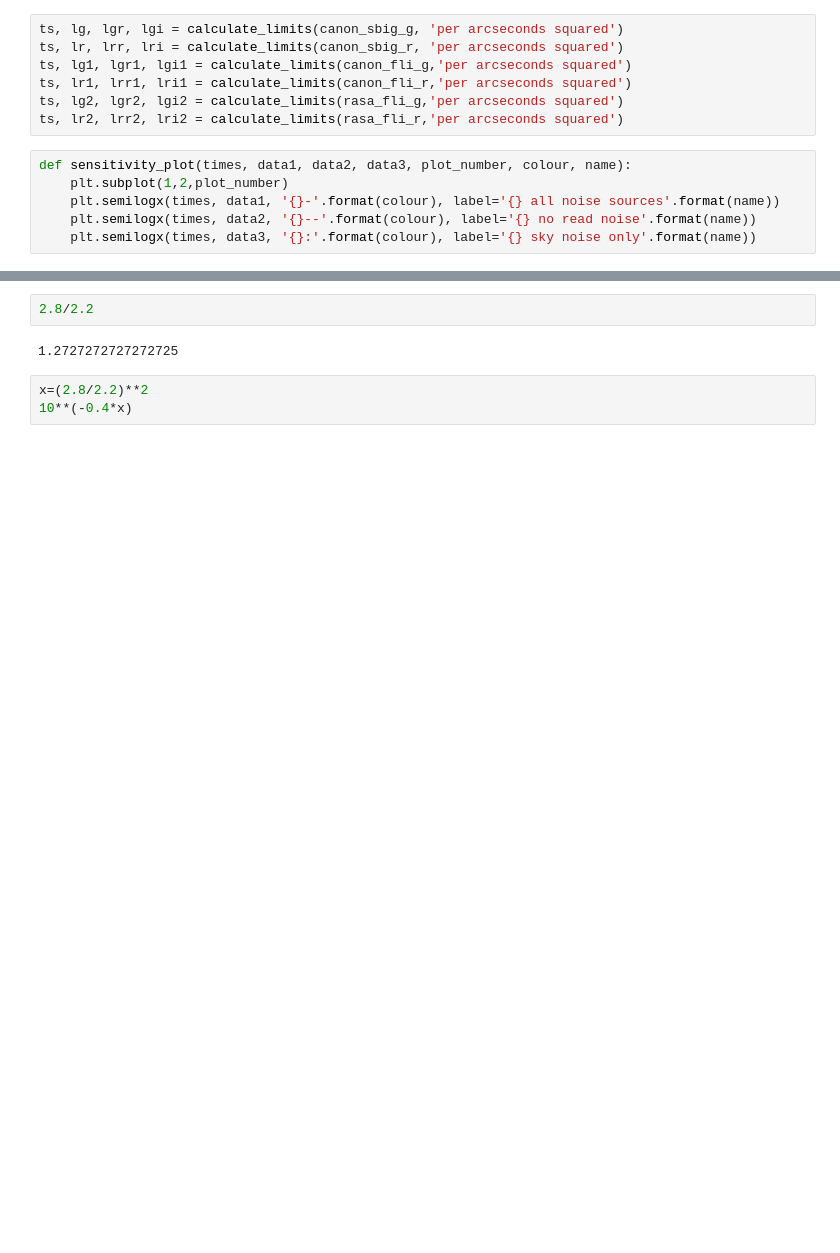
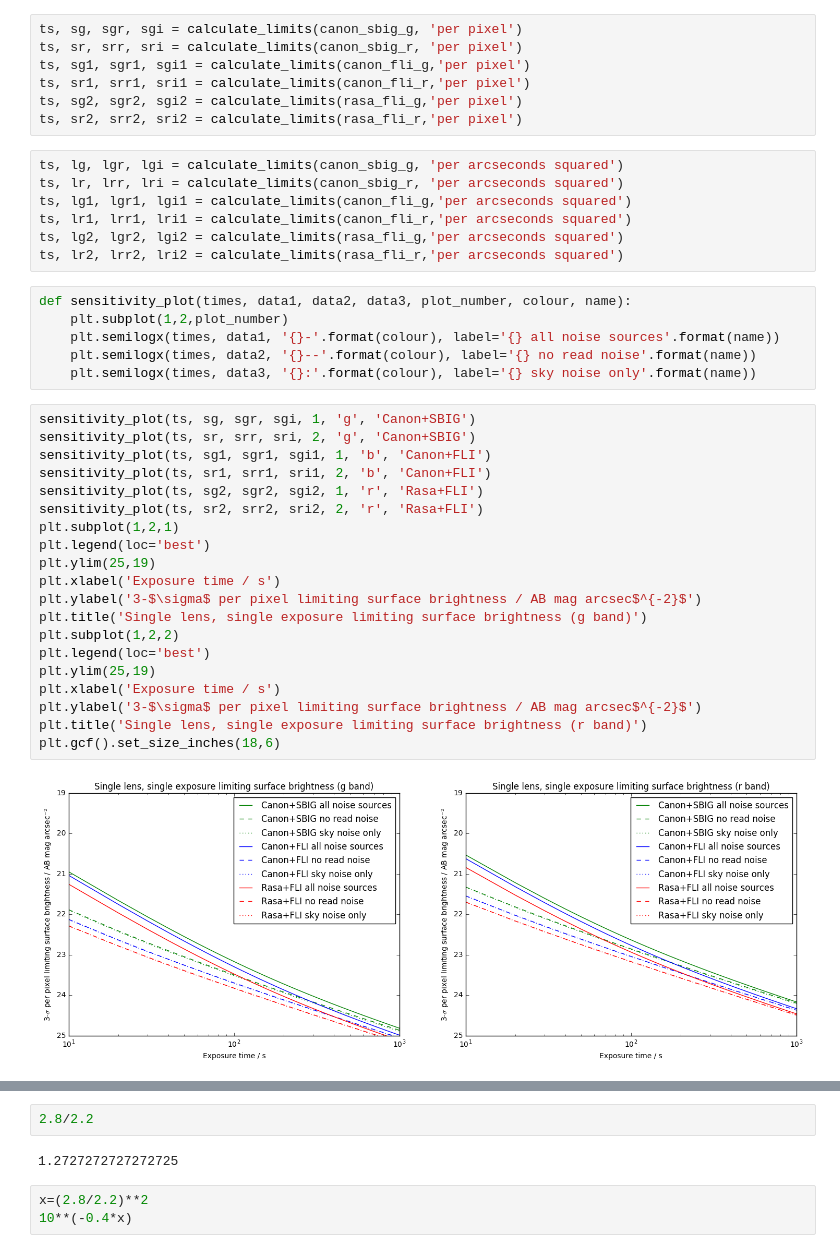
Before and after one commit to AnthonyHorton/signal-to-noise, a Jupyter notebook: Huntsman SNR.ipynb, the cells around one changed output, grey strips where cells are left out. Saved outputs shown, nothing was run; the diff lists cells and outputs as text; blank space fills up the shorter version.

```diff
--- a/Huntsman SNR.ipynb
+++ b/Huntsman SNR.ipynb
@@ -264,6 +264,13 @@ def calculate_limits(imager, snr_calc):
     limit_skyonly= u.Quantity([imager.SB_limit(t, 3.0, sub_exp_time=t, snr_calculation=snr_calc, enable_read_noise=False, enable_dark_noise=False) \
         for t in exptime])
     return (exptime, limit_all, limit_noread, limit_skyonly)
+# %%
+ts, sg, sgr, sgi = calculate_limits(canon_sbig_g, 'per pixel')
+ts, sr, srr, sri = calculate_limits(canon_sbig_r, 'per pixel')
+ts, sg1, sgr1, sgi1 = calculate_limits(canon_fli_g,'per pixel')
+ts, sr1, srr1, sri1 = calculate_limits(canon_fli_r,'per pixel')
+ts, sg2, sgr2, sgi2 = calculate_limits(rasa_fli_g,'per pixel')
+ts, sr2, srr2, sri2 = calculate_limits(rasa_fli_r,'per pixel')
 # %%
 ts, lg, lgr, lgi = calculate_limits(canon_sbig_g, 'per arcseconds squared')
 ts, lr, lrr, lri = calculate_limits(canon_sbig_r, 'per arcseconds squared')
@@ -277,6 +284,28 @@ def sensitivity_plot(times, data1, data2, data3, plot_number, colour, name):
     plt.semilogx(times, data1, '{}-'.format(colour), label='{} all noise sources'.format(name))
     plt.semilogx(times, data2, '{}--'.format(colour), label='{} no read noise'.format(name))
     plt.semilogx(times, data3, '{}:'.format(colour), label='{} sky noise only'.format(name))
+# %%
+sensitivity_plot(ts, sg, sgr, sgi, 1, 'g', 'Canon+SBIG')
+sensitivity_plot(ts, sr, srr, sri, 2, 'g', 'Canon+SBIG')
+sensitivity_plot(ts, sg1, sgr1, sgi1, 1, 'b', 'Canon+FLI')
+sensitivity_plot(ts, sr1, srr1, sri1, 2, 'b', 'Canon+FLI')
+sensitivity_plot(ts, sg2, sgr2, sgi2, 1, 'r', 'Rasa+FLI')
+sensitivity_plot(ts, sr2, srr2, sri2, 2, 'r', 'Rasa+FLI')
+plt.subplot(1,2,1)
+plt.legend(loc='best')
+plt.ylim(25,19)
+plt.xlabel('Exposure time / s')
+plt.ylabel('3-$\sigma$ per pixel limiting surface brightness / AB mag arcsec$^{-2}$')
+plt.title('Single lens, single exposure limiting surface brightness (g band)')
+plt.subplot(1,2,2)
+plt.legend(loc='best')
+plt.ylim(25,19)
+plt.xlabel('Exposure time / s')
+plt.ylabel('3-$\sigma$ per pixel limiting surface brightness / AB mag arcsec$^{-2}$')
+plt.title('Single lens, single exposure limiting surface brightness (r band)')
+plt.gcf().set_size_inches(18,6)
+# %% [output]
+[figure, added]
 # %%
 sensitivity_plot(ts, lg, lgr, lgi, 1, 'g', 'Canon+SBIG')
 sensitivity_plot(ts, lr, lrr, lri, 2, 'g', 'Canon+SBIG')
```
Also changed, not shown: parts of 1 cell of this notebook.
